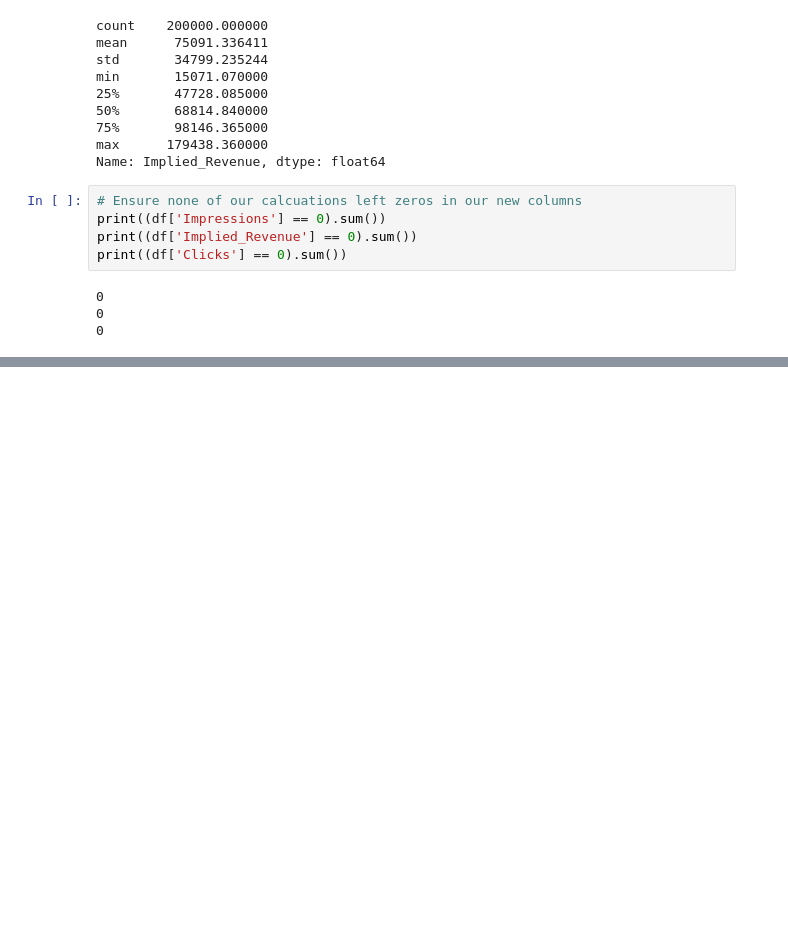
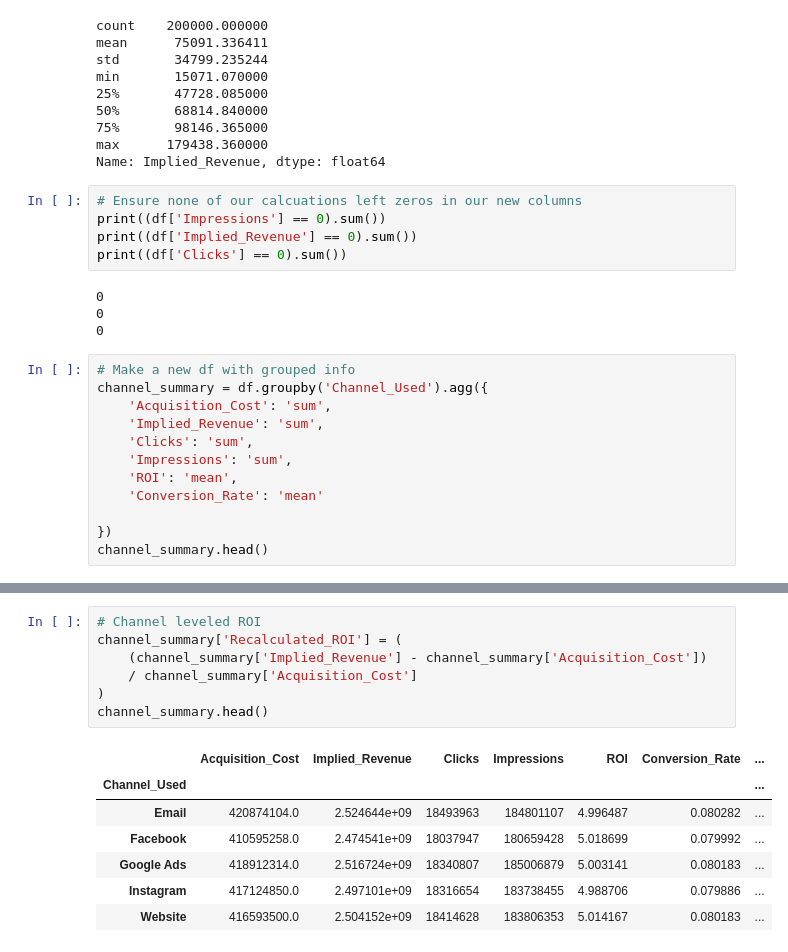
Before and after one commit to danieljcornett/AdRevenueDataProject, a Jupyter notebook: DataWalkthrough.ipynb, the cells around one changed output, grey strips where cells are left out. Cells and saved outputs as stored; diff of their text form; blank space fills up the shorter version.

```diff
--- a/DataWalkthrough.ipynb
+++ b/DataWalkthrough.ipynb
@@ -137,3 +137,15 @@ print((df['Clicks'] == 0).sum())
 0
 0
 0
+# %%
+# Make a new df with grouped info
+channel_summary = df.groupby('Channel_Used').agg({
+    'Acquisition_Cost': 'sum',
+    'Implied_Revenue': 'sum',
+    'Clicks': 'sum',
+    'Impressions': 'sum',
+    'ROI': 'mean',
+    'Conversion_Rate': 'mean'
+
+})
+channel_summary.head()
@@ -139,0 +160,15 @@ print((df['Clicks'] == 0).sum())
+# %%
+# Channel leveled ROI
+channel_summary['Recalculated_ROI'] = (
+    (channel_summary['Implied_Revenue'] - channel_summary['Acquisition_Cost'])
+    / channel_summary['Acquisition_Cost']
+)
+channel_summary.head()
+# %% [output]
+|  | Acquisition_Cost | Implied_Revenue | Clicks | Impressions | ROI | Conversion_Rate | ... |
+| Channel_Used |  |  |  |  |  |  | ... |
+| Email | 420874104.0 | 2.524644e+09 | 18493963 | 184801107 | 4.996487 | 0.080282 | ... |
+| Facebook | 410595258.0 | 2.474541e+09 | 18037947 | 180659428 | 5.018699 | 0.079992 | ... |
+| Google Ads | 418912314.0 | 2.516724e+09 | 18340807 | 185006879 | 5.003141 | 0.080183 | ... |
+| Instagram | 417124850.0 | 2.497101e+09 | 18316654 | 183738455 | 4.988706 | 0.079886 | ... |
+| Website | 416593500.0 | 2.504152e+09 | 18414628 | 183806353 | 5.014167 | 0.080183 | ... |
```
Also changed, not shown: parts of 2 cells of this notebook.
